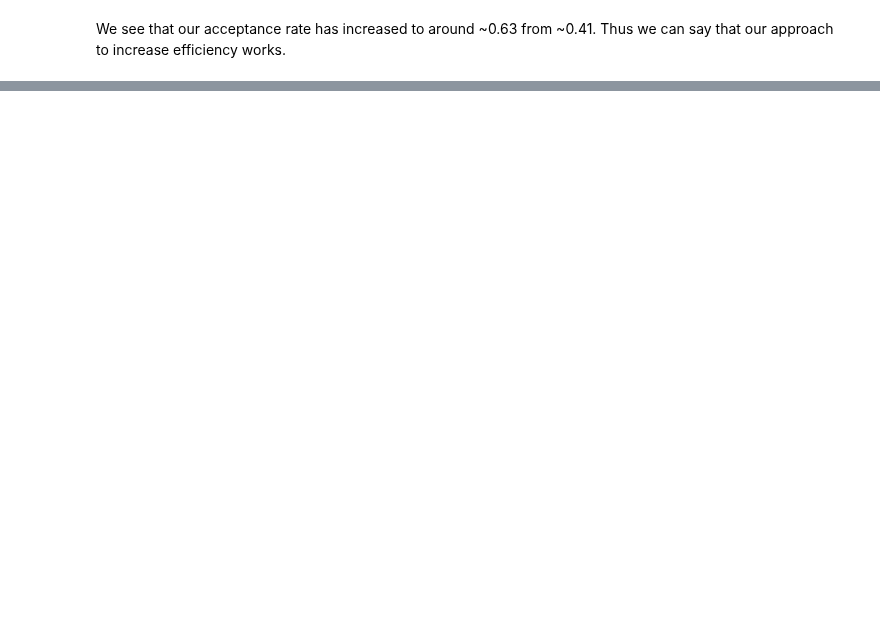
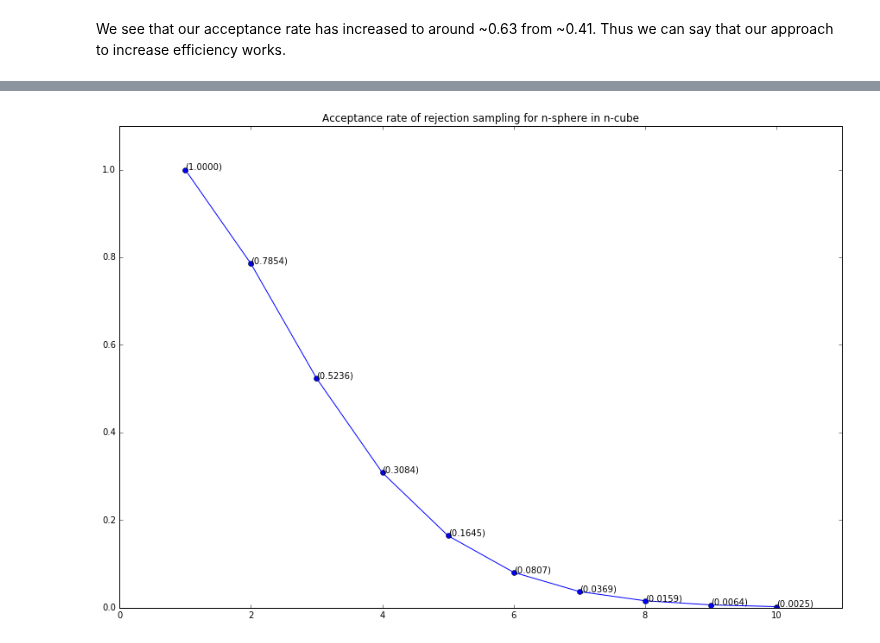
Before and after one commit to Bogazici-CMPE548-Spring2016/Cmpe548-Assignment1, a Jupyter notebook: Assignment.ipynb, the cells around one changed output, grey strips where cells are left out. Cells and saved outputs as stored; diff of their text form; code cells hidden in the pictures; blank space fills up the shorter version.

```diff
--- a/Assignment.ipynb
+++ b/Assignment.ipynb
@@ -163,0 +241,43 @@ We see that our acceptance rate has increased to around ~0.63 from ~0.41. Thus w
+# %%
+import operator
+import functools
+from pylab import rcParams
+
+def volume_sphere(r, n):
+    dividend = 1
+    dividor = 1
+    if (n % 2 == 1):
+        l = range(1, n+1)
+        l = l[::2]
+        dividend = 2 * np.power((2*np.pi), ((n-1)/2)) * np.power(r, n)
+        dividor = functools.reduce(operator.mul, l, 1)
+    else:
+        l = list(range(2, n+1))
+        l = l[::2]
+        dividend = np.power((2*np.pi), (n/2)) * np.power(r, n)
+        dividor = functools.reduce(operator.mul, l, 1)
+
+    return dividend/dividor
+
+def volume_cube(r, n):
+    return np.power(r, n)
+
+acceptances = []
+ns = list(range(1, 11))
+r = 1
+for i in range(1, 11):
+    sphere = volume_sphere(r, i)
+    cube = volume_cube(2*r, i)
+    acceptances.append(sphere / cube)
+
+rcParams['figure.figsize'] = 15,10
+fig = plt.figure()
+ax = fig.add_subplot(111)
+plt.plot(ns, acceptances, 'o-')
+plt.axis([0, 11, 0, 1.1])
+plt.title("Acceptance rate of rejection sampling for n-sphere in n-cube")
+
+for i, val in enumerate(acceptances):
+    ax.annotate('(%.4f)' % val, (ns[i], acceptances[i]))
+# %% [output]
+[figure, added]
```
Also changed, not shown: parts of 12 cells of this notebook.
